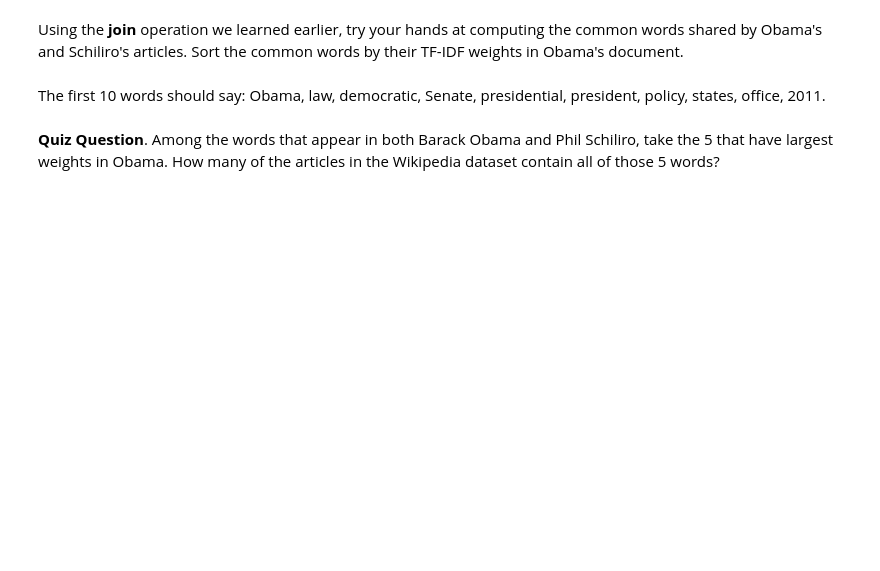
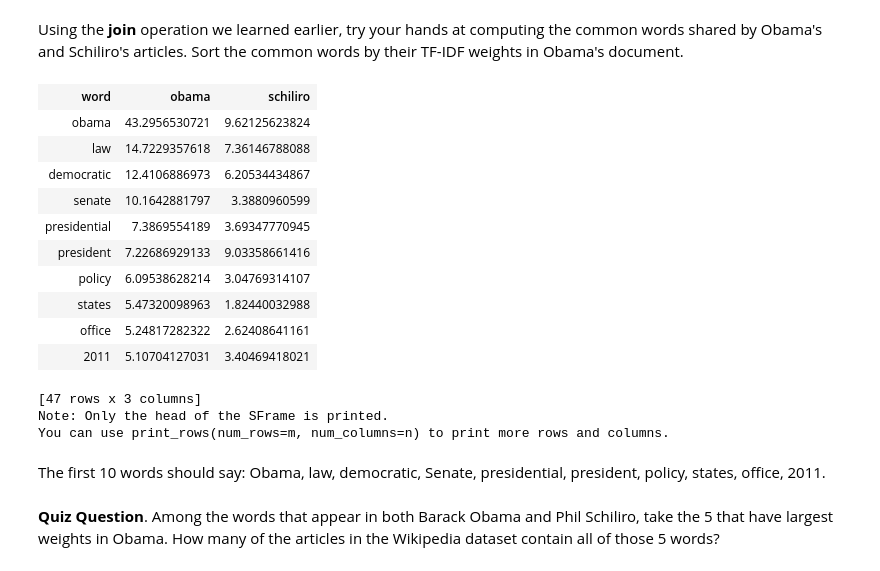
Before and after one commit to Lving/MachineLearning_Clustering_Retrieval, a Jupyter notebook: week2_Nearest Neighbor Search/0_nearest-neighbors-features-and-metrics_blank.ipynb, the cells around one changed output. Saved outputs shown, nothing was run; the diff lists cells and outputs as text; code cells hidden in the pictures; blank space fills up the shorter version.

```diff
--- a/week2_Nearest Neighbor Search/0_nearest-neighbors-features-and-metrics_blank.ipynb
+++ b/week2_Nearest Neighbor Search/0_nearest-neighbors-features-and-metrics_blank.ipynb
@@ -378,5 +408,24 @@ schiliro_tf_idf
 # %% [markdown]
 Using the **join** operation we learned earlier, try your hands at computing the common words shared by Obama's and Schiliro's articles. Sort the common words by their TF-IDF weights in Obama's document.
+# %%
+tfidf_combined = obama_tf_idf.join(schiliro_tf_idf, on='word')
+tfidf_combined = tfidf_combined.rename({'weight': 'obama', 'weight.1': 'schiliro'})
+tfidf_combined.sort('obama', ascending=False)
+# %% [output]
+| word | obama | schiliro |
+| obama | 43.2956530721 | 9.62125623824 |
+| law | 14.7229357618 | 7.36146788088 |
+| democratic | 12.4106886973 | 6.20534434867 |
+| senate | 10.1642881797 | 3.3880960599 |
+| presidential | 7.3869554189 | 3.69347770945 |
+| president | 7.22686929133 | 9.03358661416 |
+| policy | 6.09538628214 | 3.04769314107 |
+| states | 5.47320098963 | 1.82440032988 |
+| office | 5.24817282322 | 2.62408641161 |
+| 2011 | 5.10704127031 | 3.40469418021 |
+[47 rows x 3 columns]
+Note: Only the head of the SFrame is printed.
+You can use print_rows(num_rows=m, num_columns=n) to print more rows and columns.
 # %% [markdown]
 The first 10 words should say: Obama, law, democratic, Senate, presidential, president, policy, states, office, 2011.
 # %% [markdown]
```
Also changed, not shown: parts of 22 cells of this notebook.
